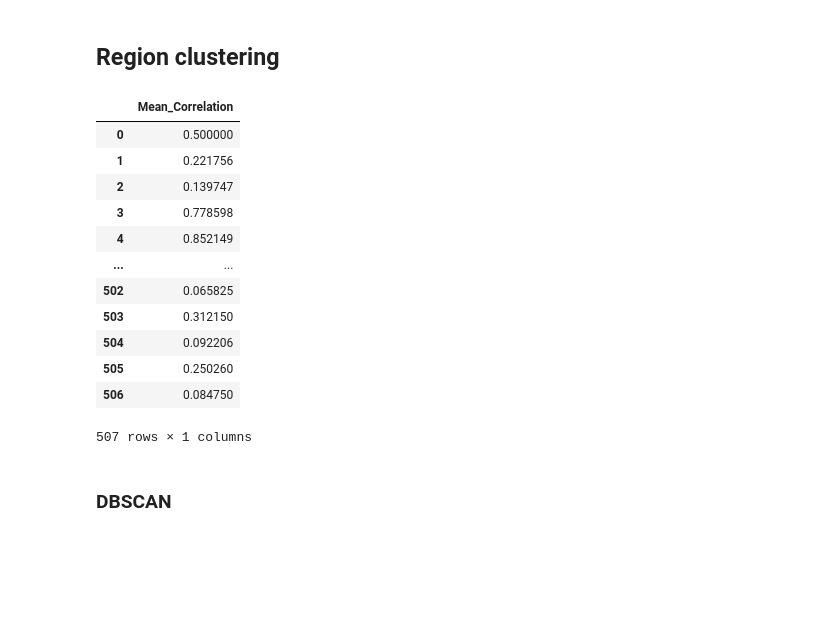
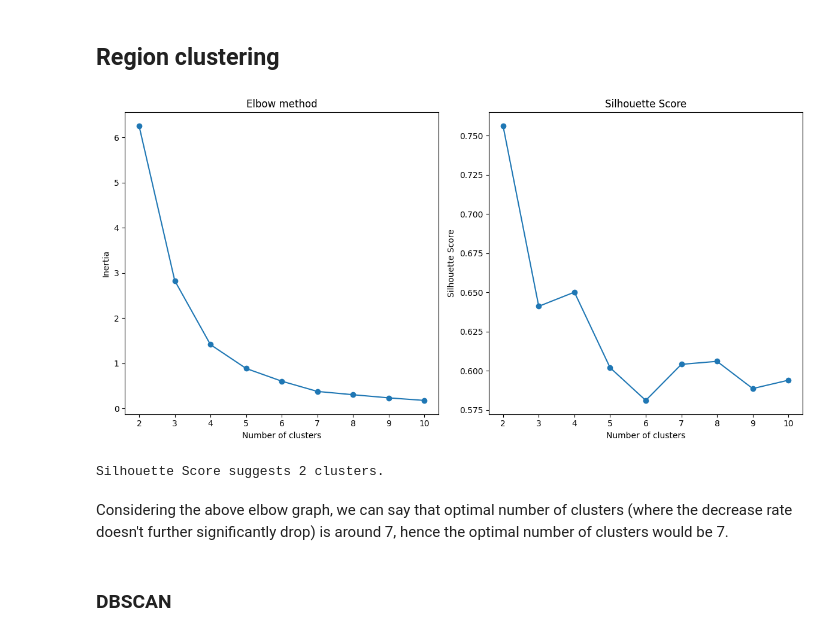
Before and after one commit to killica/Cluster-analysis-of-epigenome, a Jupyter notebook: ClusterAnalysisOfEpigenome.ipynb, the cells around one changed output. Cells and saved outputs as stored; diff of their text form; code cells hidden in the pictures; blank space fills up the shorter version.

Commit message:
KMeans clustering for windows

```diff
--- a/ClusterAnalysisOfEpigenome.ipynb
+++ b/ClusterAnalysisOfEpigenome.ipynb
@@ -420,22 +418,43 @@ regions_df.head()
 ## Region clustering
 # %%
 # TODO: KMeans - Lazar
-regions_df = regions_df.drop(columns=['Cluster'])
-regions_df
+max_clusters = 10
+inertias = []
+silhouette_scores = []
+for k in range(2, max_clusters + 1):
+    kmeans = KMeans(n_clusters=k, random_state=42)
+    kmeans.fit(regions_df[['Mean_Correlation']])
+    inertias.append(kmeans.inertia_)
+
+    silhouette = silhouette_score(regions_df[['Mean_Correlation']], kmeans.labels_)
+    silhouette_scores.append(silhouette)
+
+
+# Elbow method visualization
+plt.figure(figsize=(12, 6))
+plt.subplot(1, 2, 1)
+plt.plot(range(2, max_clusters + 1), inertias, marker='o')
+plt.title('Elbow method')
+plt.xlabel('Number of clusters')
+plt.ylabel('Inertia')
+
+# Silhouette score visualization
+plt.subplot(1, 2, 2)
+plt.plot(range(2, max_clusters + 1), silhouette_scores, marker='o')
+plt.title('Silhouette Score')
+plt.xlabel('Number of clusters')
+plt.ylabel('Silhouette Score')
+
+plt.tight_layout()
+plt.show()
+
+optimal_k_silhouette = silhouette_scores.index(max(silhouette_scores)) + 2  # e.g. 5th element is the maximum -> 5 + 2 = 7 clusters
+print(f"Silhouette Score suggests {optimal_k_silhouette} clusters.")
 # %% [output]
-|  | Mean_Correlation |
-| 0 | 0.500000 |
-| 1 | 0.221756 |
-| 2 | 0.139747 |
-| 3 | 0.778598 |
-| 4 | 0.852149 |
-| ... | ... |
-| 502 | 0.065825 |
-| 503 | 0.312150 |
-| 504 | 0.092206 |
-| 505 | 0.250260 |
-| 506 | 0.084750 |
+[figure, added]
-507 rows × 1 columns
+Silhouette Score suggests 2 clusters.
+# %% [markdown]
+Considering the above elbow graph, we can say that optimal number of clusters (where the decrease rate doesn't further significantly drop) is around 7, hence the optimal number of clusters would be 7.
 # %% [markdown]
 ### DBSCAN
 # %%
```
Also changed, not shown: parts of 2 cells of this notebook.
